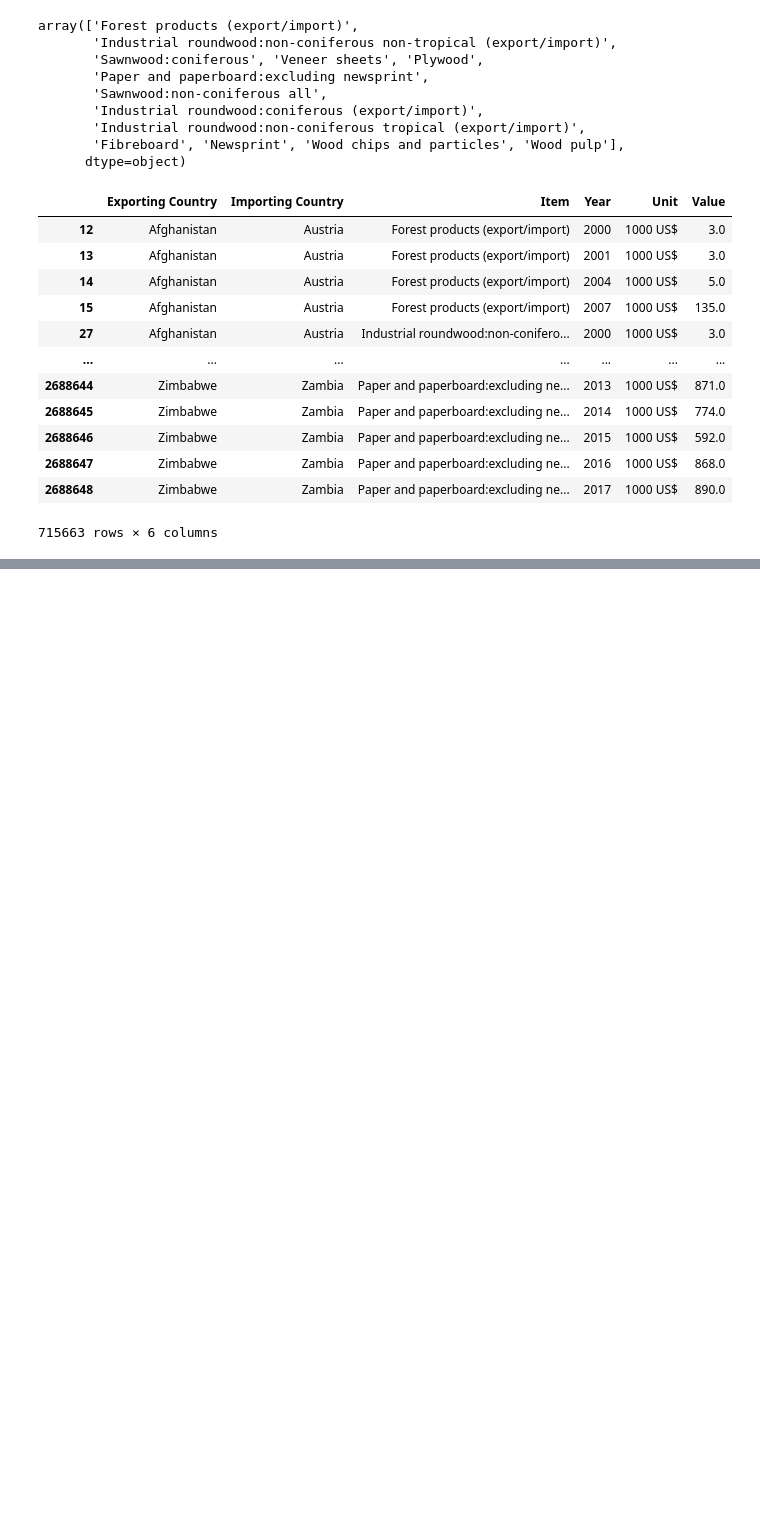
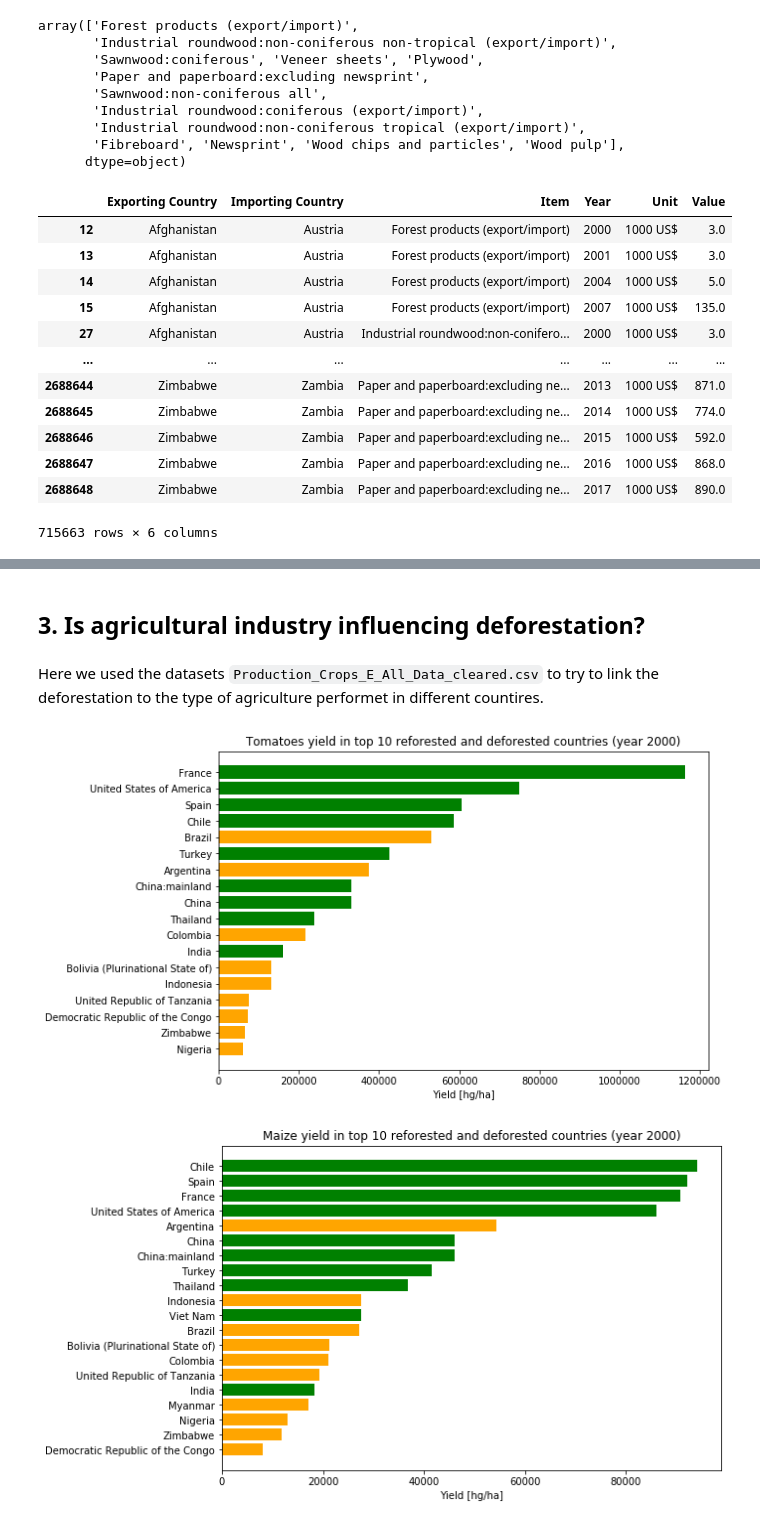
Before and after one commit to kostelansky17/disappearing_forests, a Jupyter notebook: main_yeh.ipynb, the cells around one changed output, grey strips where cells are left out. Drawn from its saved outputs; the diff is of its cells as text; code cells hidden in the pictures; blank space fills up the shorter version.

```diff
--- a/main_yeh.ipynb
+++ b/main_yeh.ipynb
@@ -776,0 +826,4 @@ Breeding animals might be space consumig, we've searched for the origin of the l
+# %% [markdown]
+## **3. Is agricultural industry influencing deforestation?**
+# %% [markdown]
+Here we used the datasets `Production_Crops_E_All_Data_cleared.csv` to try to link the deforestation to the type of agriculture performet in different countires.
@@ -776,0 +832,47 @@ Breeding animals might be space consumig, we've searched for the origin of the l
+# %%
+# Correlation between low yield and high deforestation.
+# The field 'Yield' in the 'Element' column of the dataframe is computed
+# as 'Production' / 'Area Harvested' and measured in hg/ha
+
+def yield_differences_in_top_10s(item, year):
+    """
+    Plots the
+    :param str item:    type of cultivation
+    :param int year:    selected year
+    """
+    deforested_values = prod_crops_all.loc[(prod_crops_all.Area.isin(top_10_deforested_countries)) &
+                                           (prod_crops_all.Item == item) &
+                                           (prod_crops_all.Year == year) &
+                                           (prod_crops_all.Element == 'Yield')]\
+                                      .loc[:, ['Value', 'Area']]
+
+    reforested_values = prod_crops_all.loc[(prod_crops_all.Area.isin(top_10_reforested_countries)) &
+                                           (prod_crops_all.Item == item) &
+                                           (prod_crops_all.Year == year) &
+                                           (prod_crops_all.Element == 'Yield')]\
+                                      .loc[:, ['Value', 'Area']]
+
+    reforested_values['Deforested'] = 0
+    reforested_values['Color'] = 'green'
+    deforested_values['Deforested'] = 1
+    deforested_values['Color'] = 'orange'
+    all_values = pd.concat([deforested_values, reforested_values], axis=0)
+    all_values = all_values.sort_values(by=['Value'])
+
+    # print(item + ' yield:\n' +
+    #       str(deforested_values.Value.mean()) + ' (mean over ' + str(deforested_values.Value.count()) + ' countries in top 10 deforested)\n' +
+    #       str(reforested_values.Value.mean()) + ' (mean over ' + str(reforested_values.Value.count()) + ' countries in top 10 reforested)')
+
+    plt.figure(figsize=(9, 6))
+    for country in all_values.Area:
+        plt.barh(country, all_values.loc[all_values.Area == country, 'Value'], color=all_values.loc[all_values.Area == country, 'Color'])
+    # plt.legend(['reforested', 'deforested'])
+    plt.title(item + ' yield in top 10 reforested and deforested countries (year ' + str(year) + ')')
+    plt.gca().set_xlabel('Yield [hg/ha]')
+    plt.show()
+# %%
+yield_differences_in_top_10s('Tomatoes', 2000)
+yield_differences_in_top_10s('Maize', 2000)
+# %% [output]
+[figure, added]
+[figure, added]
```
Also changed, not shown: parts of 45 cells of this notebook, 1 other file.
